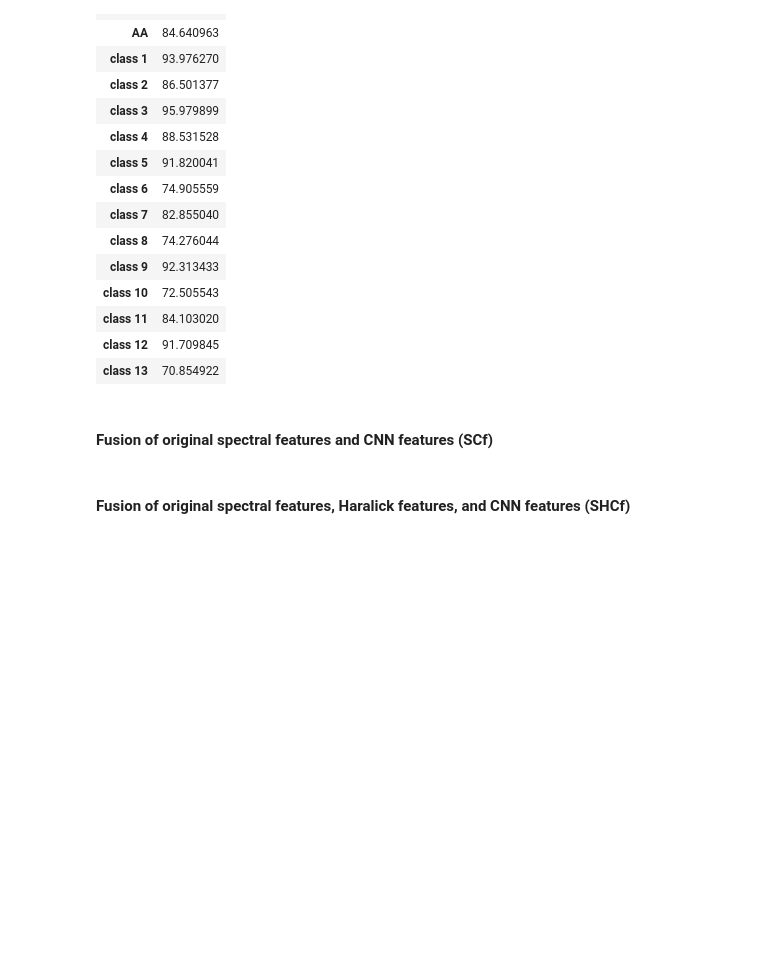
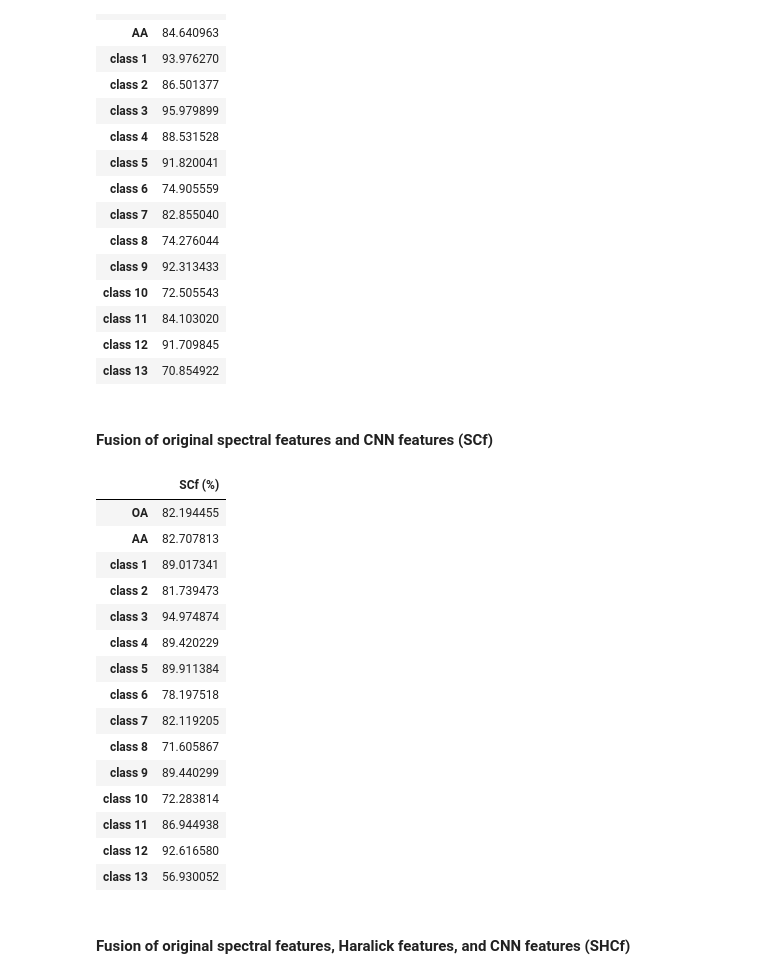
Before and after one commit to sbAsma/CNN_MSLIC_Haralick_Feature_Fusion, a Jupyter notebook: CNN_and_MSLIC_Superpixels_Feature_Fusion_for_VHR_Image_Classification.ipynb, the cells around one changed output. Saved outputs shown, nothing was run; the diff lists cells and outputs as text; code cells hidden in the pictures; blank space fills up the shorter version.

```diff
--- a/CNN_and_MSLIC_Superpixels_Feature_Fusion_for_VHR_Image_Classification.ipynb
+++ b/CNN_and_MSLIC_Superpixels_Feature_Fusion_for_VHR_Image_Classification.ipynb
@@ -492,11 +510,28 @@ acc_SHf
 # %%
 ## SVM classification
 X_tr_Sf, y_tr, X_ts_Sf, y_ts = get_svm_train_test_data_50_50(original_image/255.0, mask, denom)
 X_tr_SCf, X_ts_SCf = fuse_CNN_H_features(X_tr_Sf, X_ts_Sf, X_tr_cnn_features, X_ts_cnn_features)
 y_pred_SCf = sklearn_svm_pred(X_tr_SCf, y_tr, X_ts_SCf, y_ts)
 acc_SCf_dict = get_acc(y_ts, y_pred_SCf)
-acc_SCf = pd.DataFrame(data=acc_SCf_dict.values(), columns=["SHf (%)"], index=acc_SCf_dict.keys())
+acc_SCf = pd.DataFrame(data=acc_SCf_dict.values(), columns=["SCf (%)"], index=acc_SCf_dict.keys())
 acc_SCf
+# %% [output]
+|  | SCf (%) |
+| OA | 82.194455 |
+| AA | 82.707813 |
+| class 1 | 89.017341 |
+| class 2 | 81.739473 |
+| class 3 | 94.974874 |
+| class 4 | 89.420229 |
+| class 5 | 89.911384 |
+| class 6 | 78.197518 |
+| class 7 | 82.119205 |
+| class 8 | 71.605867 |
+| class 9 | 89.440299 |
+| class 10 | 72.283814 |
+| class 11 | 86.944938 |
+| class 12 | 92.616580 |
+| class 13 | 56.930052 |
 # %% [markdown]
 #### Fusion of original spectral features, Haralick features, and CNN features (SHCf)
 # %%
```
Also changed, not shown: parts of 7 cells of this notebook.
